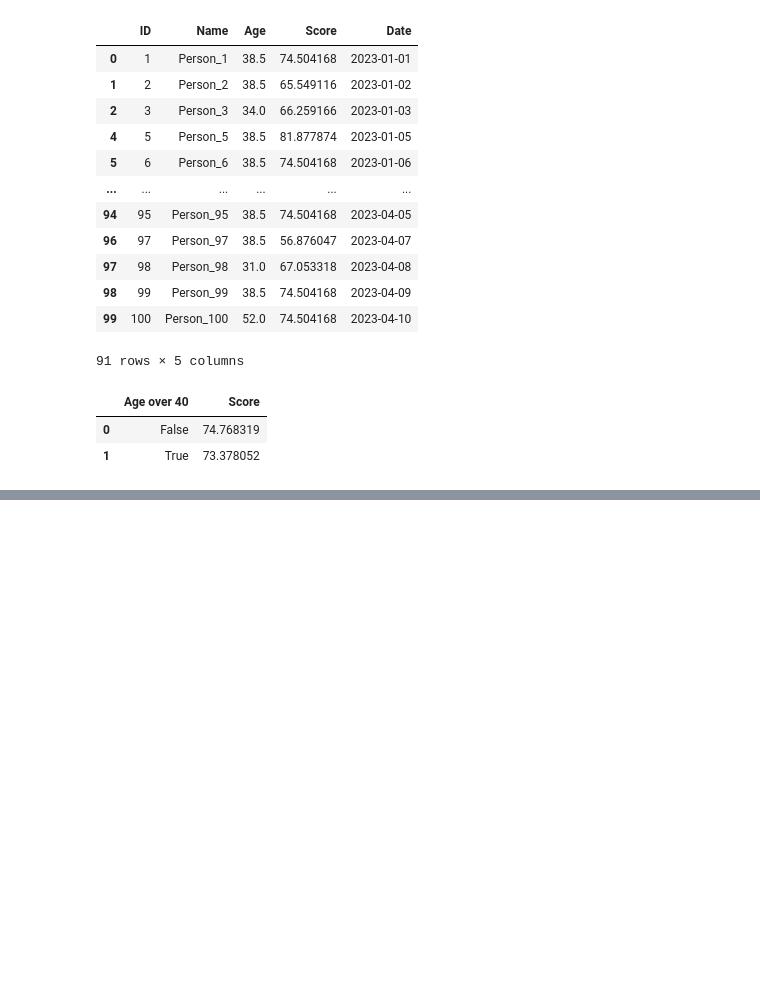
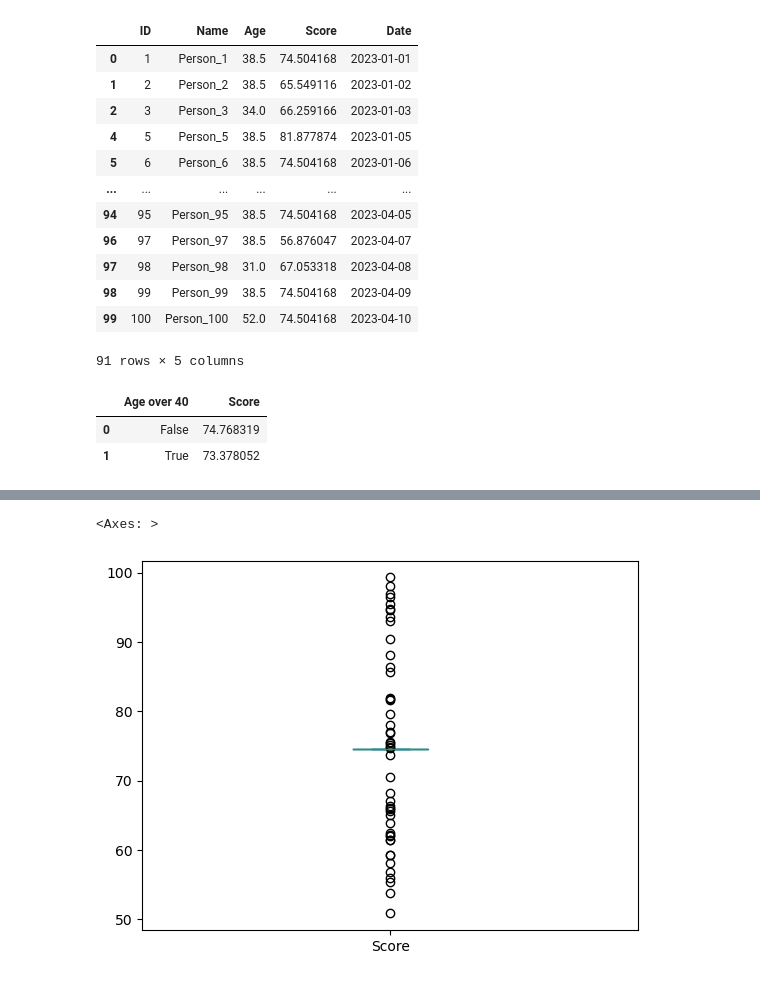
Before and after one commit to NiallGF/First-data-project, a Jupyter notebook: Practise1.ipynb, the cells around one changed output, grey strips where cells are left out. Drawn from its saved outputs; the diff is of its cells as text; code cells hidden in the pictures; blank space fills up the shorter version.

```diff
--- a/Practise1.ipynb
+++ b/Practise1.ipynb
@@ -101,0 +109,5 @@ df_grouped
+# %%
+df['Score'].plot.box()
+# %% [output]
+<Axes: >
+[figure, added]
```
Also changed, not shown: parts of 2 cells of this notebook.
